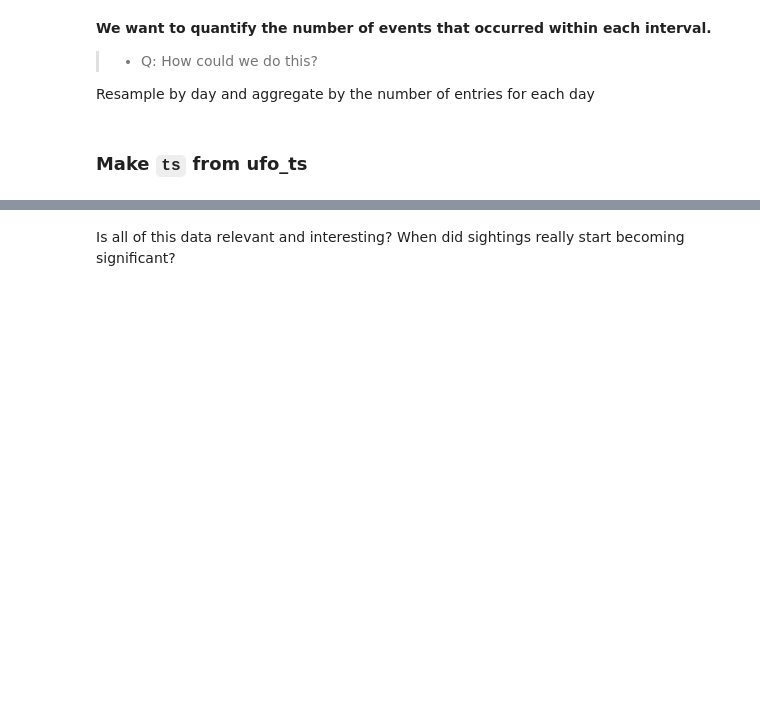
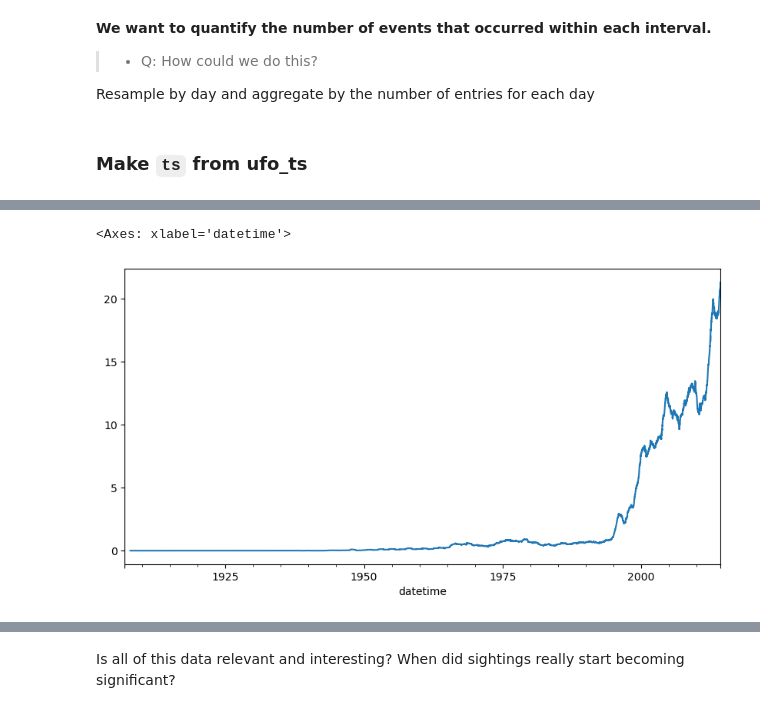
Before and after one commit to erwincarlogonzales/data-viz-time-series-analysis-codealongs, a Jupyter notebook: Wk18-Lecture02-CodeAlong-UFOs.ipynb, the cells around one changed output, grey strips where cells are left out. Saved outputs shown, nothing was run; the diff lists cells and outputs as text; code cells hidden in the pictures; blank space fills up the shorter version.

```diff
--- a/Wk18-Lecture02-CodeAlong-UFOs.ipynb
+++ b/Wk18-Lecture02-CodeAlong-UFOs.ipynb
@@ -57,3 +84,3 @@ fmt = '%m/%d/%Y %H:%M'
 # %%
 ## convert datetime to datetime
-ufo['datetime'] = pd.to_datetime(ufo['datetime'], format=fmt)
+ufo['datetime'] = pd.to_datetime(ufo['datetime'])
@@ -85,3 +126,6 @@ coerced_dt.isna().sum() / len(ufo)
 Should we drop the rows, or try to fix the times?
 # %%
 ## Drop the rows
+ufo['datetime'] = pd.to_datetime(ufo["datetime"], format=fmt, errors='coerce')
+ufo = ufo.dropna(subset = ['datetime'])
+ufo.isna().sum()
@@ -123,8 +211,8 @@ Resample by day and aggregate by the number of entries for each day
 # %% [markdown]
 ### Make `ts` from ufo_ts
 # %%
-# Resample by day and number of sightings
-ts =
+# Resample by day and aggregate by number of sightings
+ts = ufo_ts.resample('D').size()
 # %%
 # plot the ts
 ts.plot()
@@ -130,0 +222,5 @@ ts.plot()
+# %%
+ts.rolling(365).mean().plot()
+# %% [output]
+<Axes: xlabel='datetime'>
+[figure, added]
```
Also changed, not shown: parts of 30 cells of this notebook.
